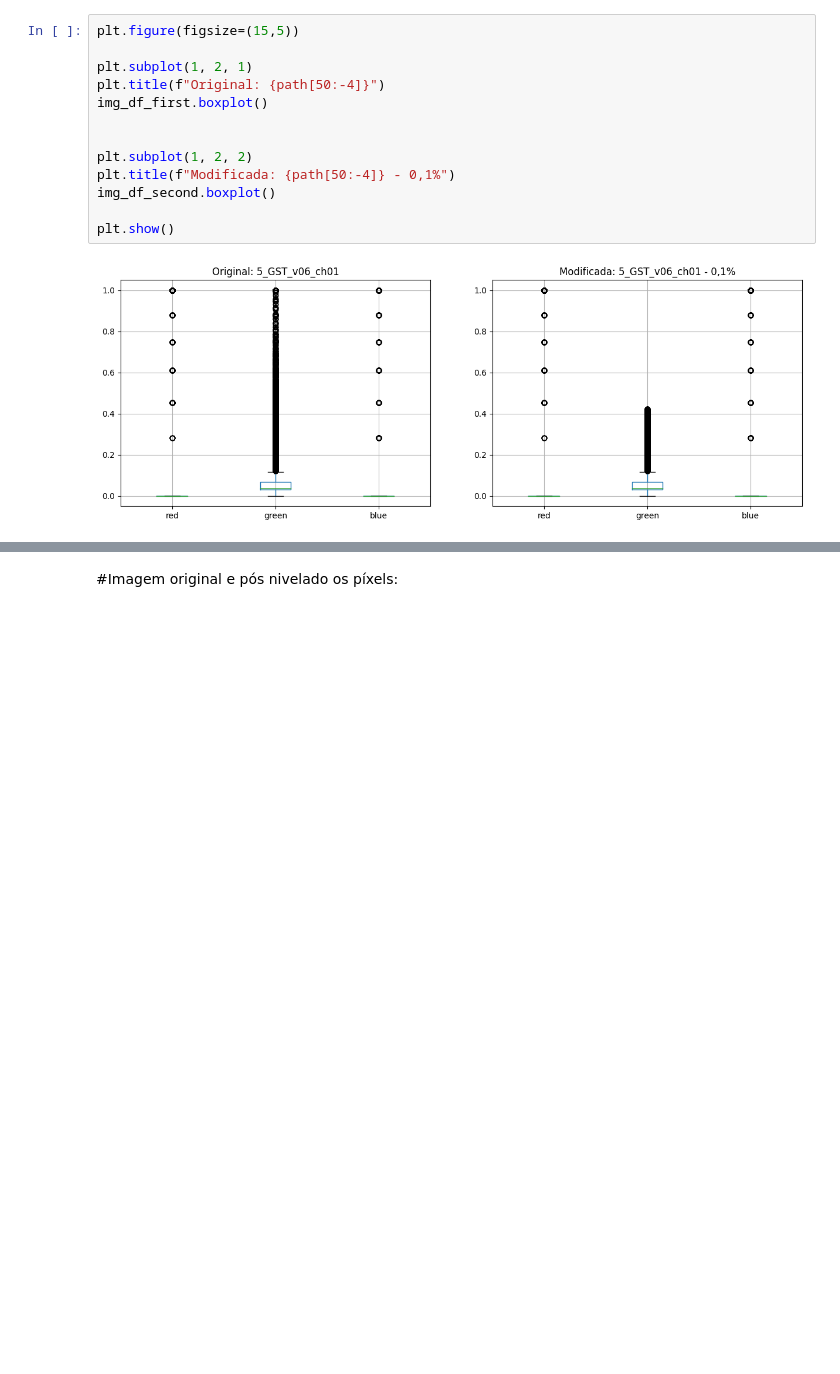
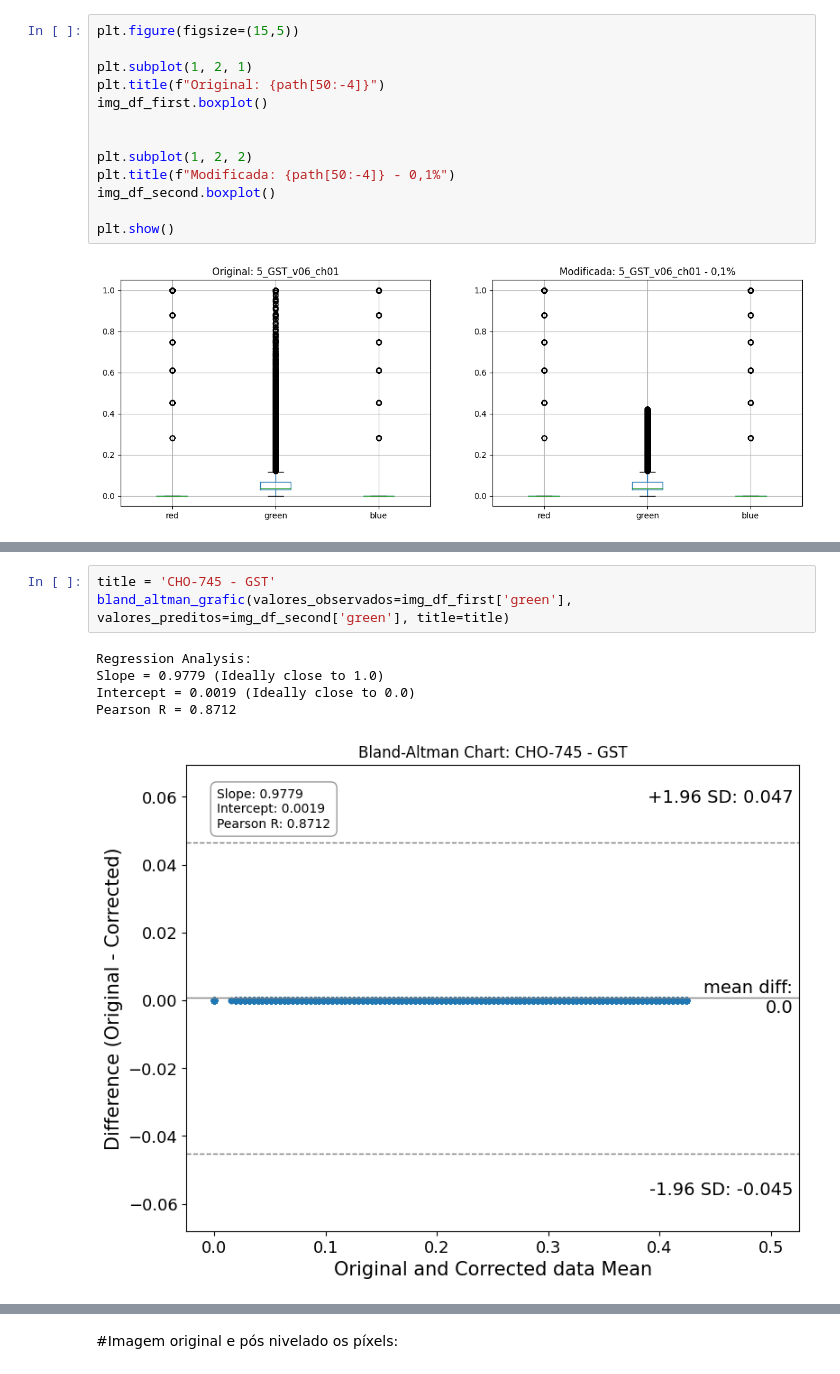
Before and after one commit to Laboratorio-de-Analise-de-Dados/img-PEP, a Jupyter notebook: dev/script/1_Retirada_excesso_pixel_2026-10-09.ipynb, the cells around one changed output, grey strips where cells are left out. Saved outputs shown, nothing was run; the diff lists cells and outputs as text; blank space fills up the shorter version.

Commit message:
Respondendo ao revisor quanto a questão de valor de correção

```diff
--- a/dev/script/1_Retirada_excesso_pixel_2026-10-09.ipynb
+++ b/dev/script/1_Retirada_excesso_pixel_2026-10-09.ipynb
@@ -137,0 +187,9 @@ plt.show()
+# %%
+title = 'CHO-745 - GST'
+bland_altman_grafic(valores_observados=img_df_first['green'], valores_preditos=img_df_second['green'], title=title)
+# %% [output]
+Regression Analysis:
+Slope = 0.9779 (Ideally close to 1.0)
+Intercept = 0.0019 (Ideally close to 0.0)
+Pearson R = 0.8712
+[figure, added]
```
Also changed, not shown: parts of 34 cells of this notebook, 19 other files.
